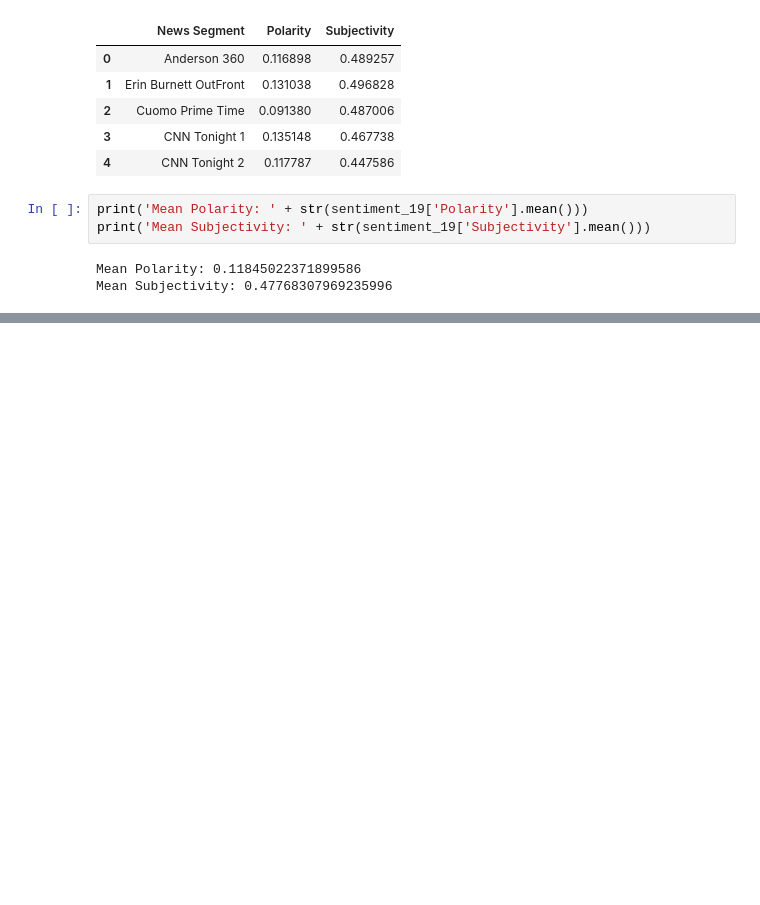
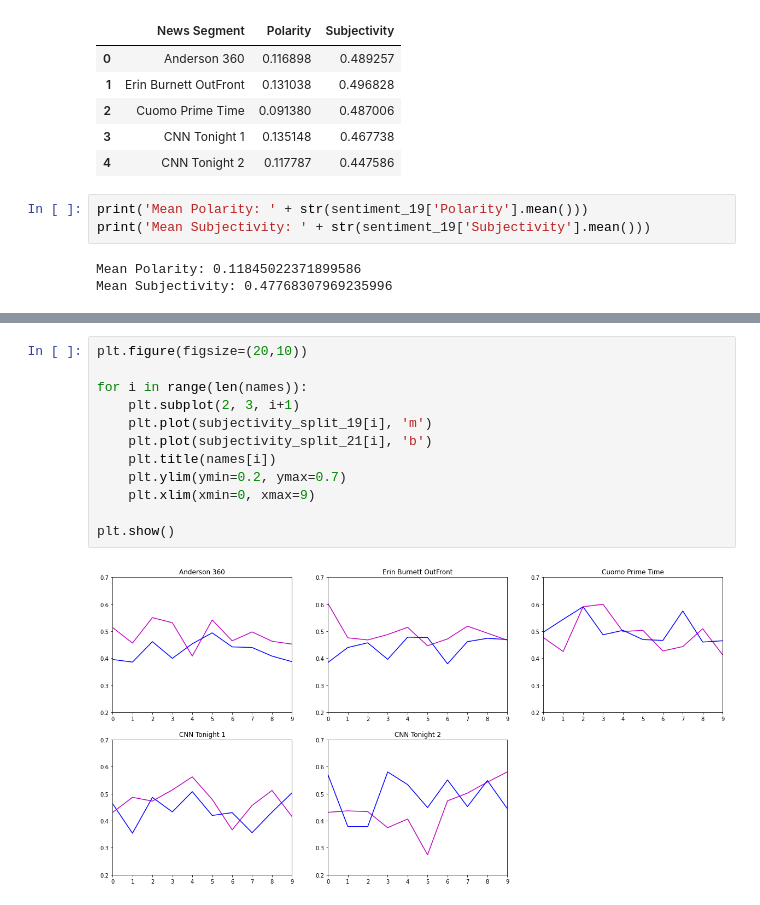
Before and after one commit to florence26/CNN-News-NLP-Analysis, a Jupyter notebook: CNN NLP.ipynb, the cells around one changed output, grey strips where cells are left out. Cells and saved outputs as stored; diff of their text form; blank space fills up the shorter version.

```diff
--- a/CNN NLP.ipynb
+++ b/CNN NLP.ipynb
@@ -287,0 +345,14 @@ plt.show()
+# %%
+plt.figure(figsize=(20,10))
+
+for i in range(len(names)):
+    plt.subplot(2, 3, i+1)
+    plt.plot(subjectivity_split_19[i], 'm')
+    plt.plot(subjectivity_split_21[i], 'b')
+    plt.title(names[i])
+    plt.ylim(ymin=0.2, ymax=0.7)
+    plt.xlim(xmin=0, xmax=9)
+
+plt.show()
+# %% [output]
+[figure, added]
```
Also changed, not shown: parts of 22 cells of this notebook.
